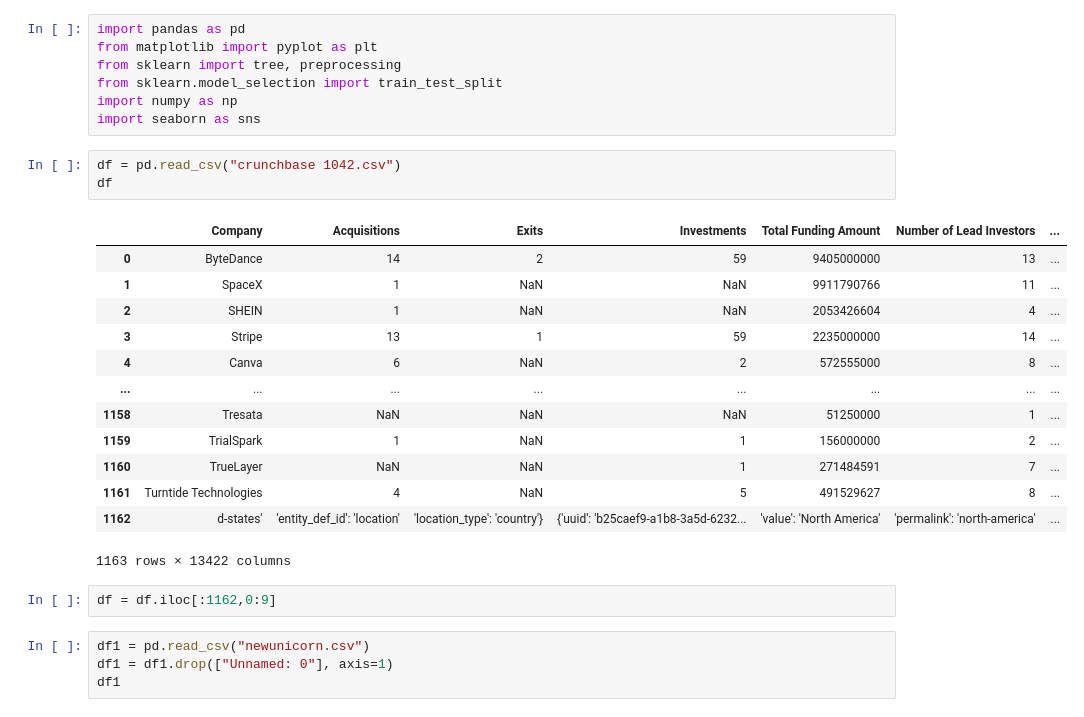
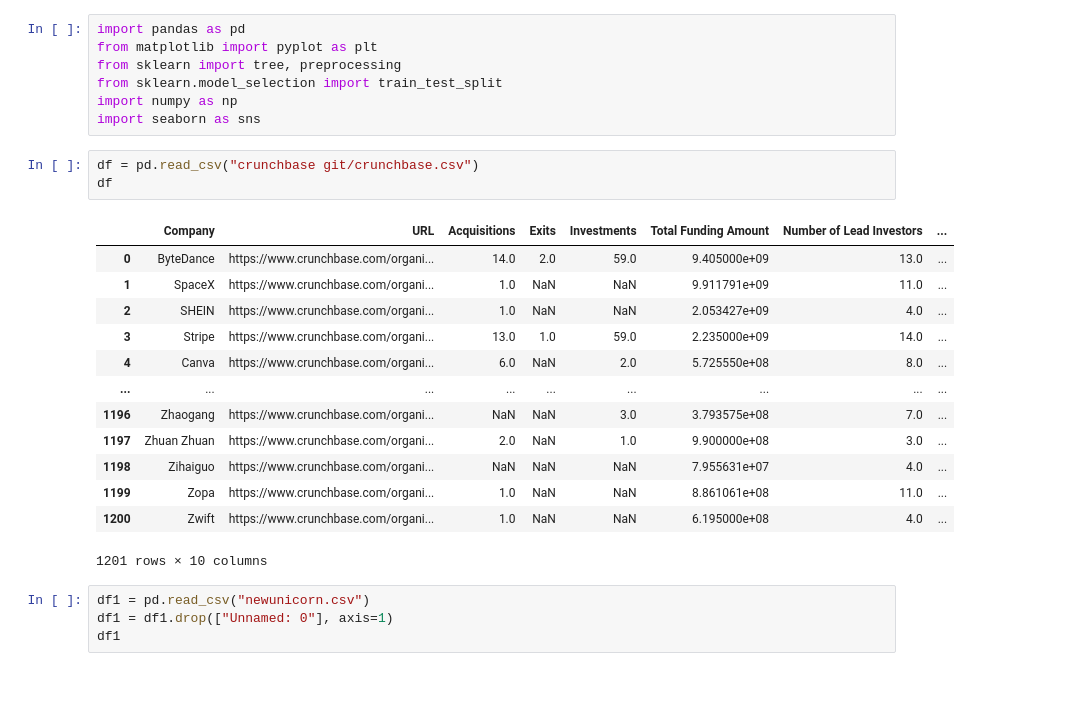
Before and after one commit to shenxinyi0322/PIC-16B-Group-Project, a Jupyter notebook: VC algorithm try.ipynb, the cells around one changed output. Saved outputs shown, nothing was run; the diff lists cells and outputs as text; blank space fills up the shorter version.

```diff
--- a/VC algorithm try.ipynb
+++ b/VC algorithm try.ipynb
@@ -6,24 +6,22 @@ from sklearn.model_selection import train_test_split
 import numpy as np
 import seaborn as sns
 # %%
-df = pd.read_csv("crunchbase 1042.csv")
+df = pd.read_csv("crunchbase git/crunchbase.csv")
 df
 # %% [output]
-|  | Company | Acquisitions | Exits | Investments | Total Funding Amount | Number of Lead Investors | ... |
-| 0 | ByteDance | 14 | 2 | 59 | 9405000000 | 13 | ... |
-| 1 | SpaceX | 1 | NaN | NaN | 9911790766 | 11 | ... |
-| 2 | SHEIN | 1 | NaN | NaN | 2053426604 | 4 | ... |
-| 3 | Stripe | 13 | 1 | 59 | 2235000000 | 14 | ... |
-| 4 | Canva | 6 | NaN | 2 | 572555000 | 8 | ... |
-| ... | ... | ... | ... | ... | ... | ... | ... |
-| 1158 | Tresata | NaN | NaN | NaN | 51250000 | 1 | ... |
-| 1159 | TrialSpark | 1 | NaN | 1 | 156000000 | 2 | ... |
-| 1160 | TrueLayer | NaN | NaN | 1 | 271484591 | 7 | ... |
-| 1161 | Turntide Technologies | 4 | NaN | 5 | 491529627 | 8 | ... |
-| 1162 | d-states' | 'entity_def_id': 'location' | 'location_type': 'country'} | {'uuid': 'b25caef9-a1b8-3a5d-6232... | 'value': 'North America' | 'permalink': 'north-america' | ... |
+|  | Company | URL | Acquisitions | Exits | Investments | Total Funding Amount | Number of Lead Investors | ... |
+| 0 | ByteDance | https://www.crunchbase.com/organi... | 14.0 | 2.0 | 59.0 | 9.405000e+09 | 13.0 | ... |
+| 1 | SpaceX | https://www.crunchbase.com/organi... | 1.0 | NaN | NaN | 9.911791e+09 | 11.0 | ... |
+| 2 | SHEIN | https://www.crunchbase.com/organi... | 1.0 | NaN | NaN | 2.053427e+09 | 4.0 | ... |
+| 3 | Stripe | https://www.crunchbase.com/organi... | 13.0 | 1.0 | 59.0 | 2.235000e+09 | 14.0 | ... |
+| 4 | Canva | https://www.crunchbase.com/organi... | 6.0 | NaN | 2.0 | 5.725550e+08 | 8.0 | ... |
+| ... | ... | ... | ... | ... | ... | ... | ... | ... |
+| 1196 | Zhaogang | https://www.crunchbase.com/organi... | NaN | NaN | 3.0 | 3.793575e+08 | 7.0 | ... |
+| 1197 | Zhuan Zhuan | https://www.crunchbase.com/organi... | 2.0 | NaN | 1.0 | 9.900000e+08 | 3.0 | ... |
+| 1198 | Zihaiguo | https://www.crunchbase.com/organi... | NaN | NaN | NaN | 7.955631e+07 | 4.0 | ... |
+| 1199 | Zopa | https://www.crunchbase.com/organi... | 1.0 | NaN | NaN | 8.861061e+08 | 11.0 | ... |
+| 1200 | Zwift | https://www.crunchbase.com/organi... | 1.0 | NaN | NaN | 6.195000e+08 | 4.0 | ... |
-1163 rows × 13422 columns
+1201 rows × 10 columns
-# %%
-df = df.iloc[:1162,0:9]
 # %%
 df1 = pd.read_csv("newunicorn.csv")
 df1 = df1.drop(["Unnamed: 0"], axis=1)
```
Also changed, not shown: parts of 26 cells of this notebook, 1 other file.
